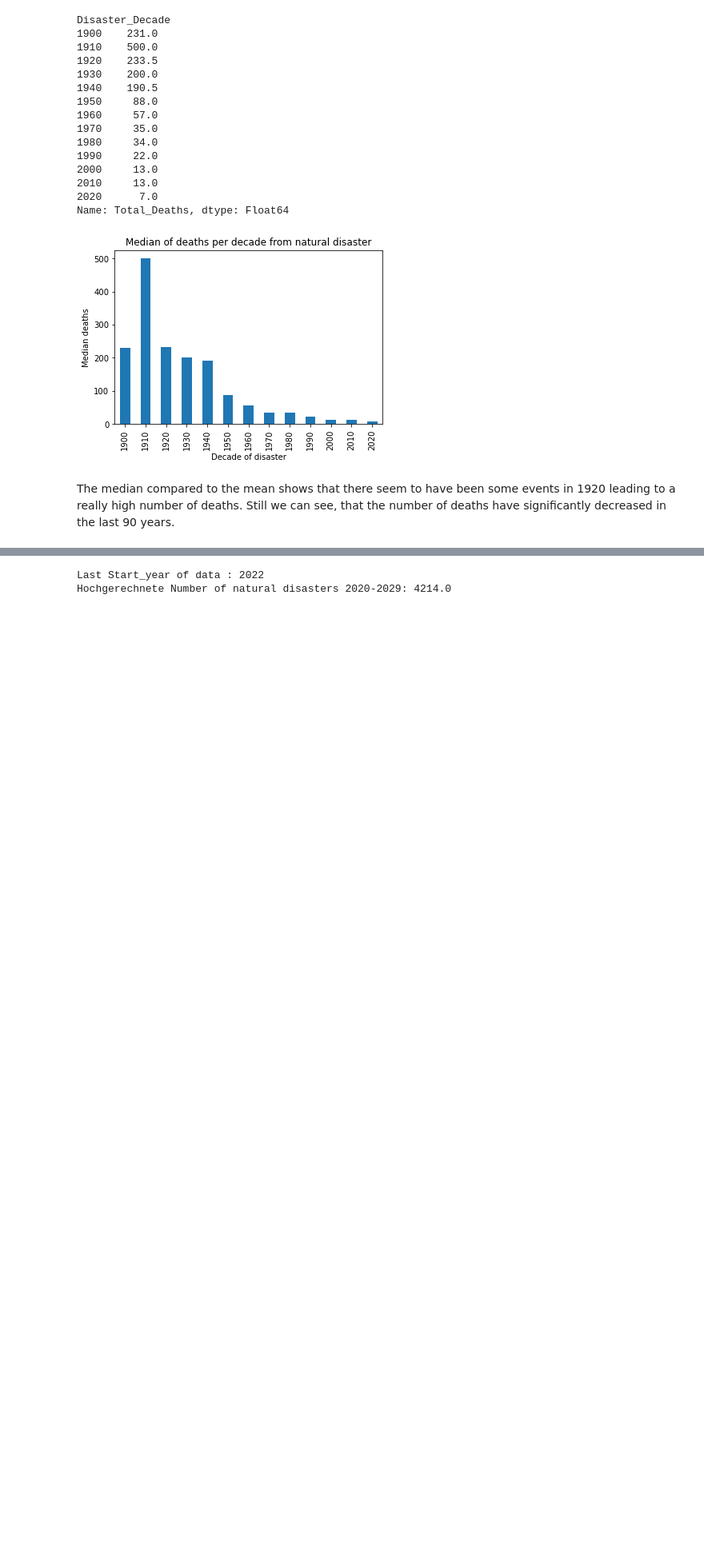
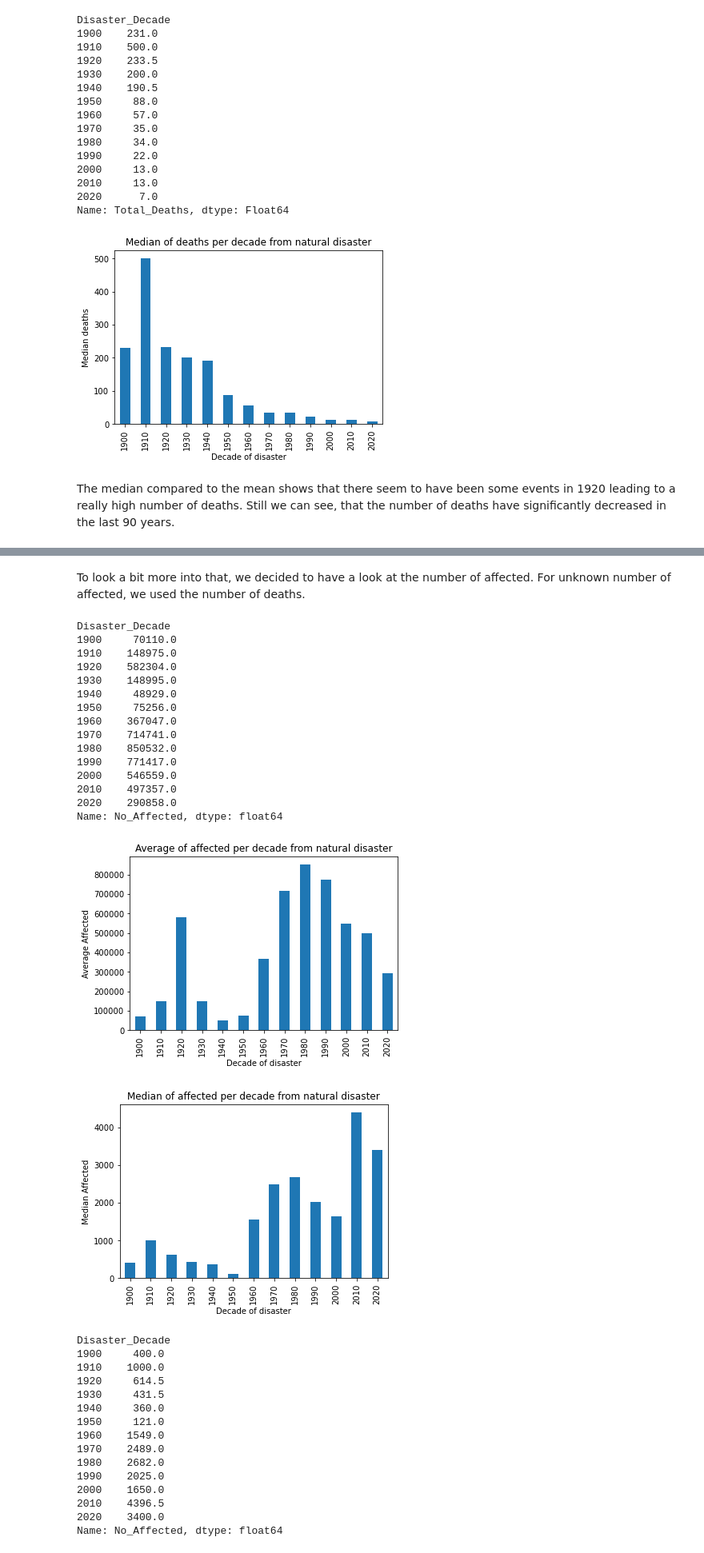
Before and after one commit to r-Files/DOPP, a Jupyter notebook: jupyter_notebooks/lab_question_a.ipynb, the cells around one changed output, grey strips where cells are left out. Shown at 80% size. Drawn from its saved outputs; the diff is of its cells as text; code cells hidden in the pictures; blank space fills up the shorter version.

Commit message:
Number of affected: nur weniger tote oder auch weniger betroffene

```diff
--- a/jupyter_notebooks/lab_question_a.ipynb
+++ b/jupyter_notebooks/lab_question_a.ipynb
@@ -136,6 +141,60 @@ Im letzten Jahrzehntist die Anzahl der Toten bzw. Katastrophen natürlich deutli
-# %%
-print("Last Start_year of data : " +str(df["Start_Year"].max()))
-print( "Hochgerechnete Number of natural disasters 2020-2029: " + str(1204*3.5))
-# %% [output]
-Last Start_year of data : 2022
-Hochgerechnete Number of natural disasters 2020-2029: 4214.0
+# %% [markdown]
+To look a bit more into that, we decided to have a look at the number of affected. For unknown number of affected, we used the number of deaths.
+# %%
+no_affected = df[["Total_Affected","Total_Deaths"]].max(axis =1)
+df['No_Affected'] = no_affected
+# %%
+# calc mean affected, per Decade and plot them in a bar plot
+means = df.groupby(["Disaster_Decade"]).mean()['No_Affected'].round()
+#plt.subplot(1, 2,1)
+ax = means.plot(kind = 'bar')
+ax.set_ylabel('Average Affected')
+ax.set_xlabel ('Decade of disaster')
+ax.set_title('Average of affected per decade from natural disaster')
+print(means)
+plt.show()
+
+# calc median deaths, per Decade and plot them in a bar plot
+medians = df.groupby(["Disaster_Decade"]).median()['No_Affected']
+#plt.subplot(1, 2,2)
+plt.tight_layout()
+ax = medians.plot(kind = 'bar')
+ax.set_ylabel('Median Affected')
+ax.set_xlabel ('Decade of disaster')
+ax.set_title('Median of affected per decade from natural disaster')
+plt.show()
+
+print(medians)
+# %% [output]
+Disaster_Decade
+1900     70110.0
+1910    148975.0
+1920    582304.0
+1930    148995.0
+1940     48929.0
+1950     75256.0
+1960    367047.0
+1970    714741.0
+1980    850532.0
+1990    771417.0
+2000    546559.0
+2010    497357.0
+2020    290858.0
+Name: No_Affected, dtype: float64
+[figure, added]
+[figure, added]
+Disaster_Decade
+1900     400.0
+1910    1000.0
+1920     614.5
+1930     431.5
+1940     360.0
+1950     121.0
+1960    1549.0
+1970    2489.0
+1980    2682.0
+1990    2025.0
+2000    1650.0
+2010    4396.5
+2020    3400.0
+Name: No_Affected, dtype: float64
```
Also changed, not shown: parts of 8 cells of this notebook.
